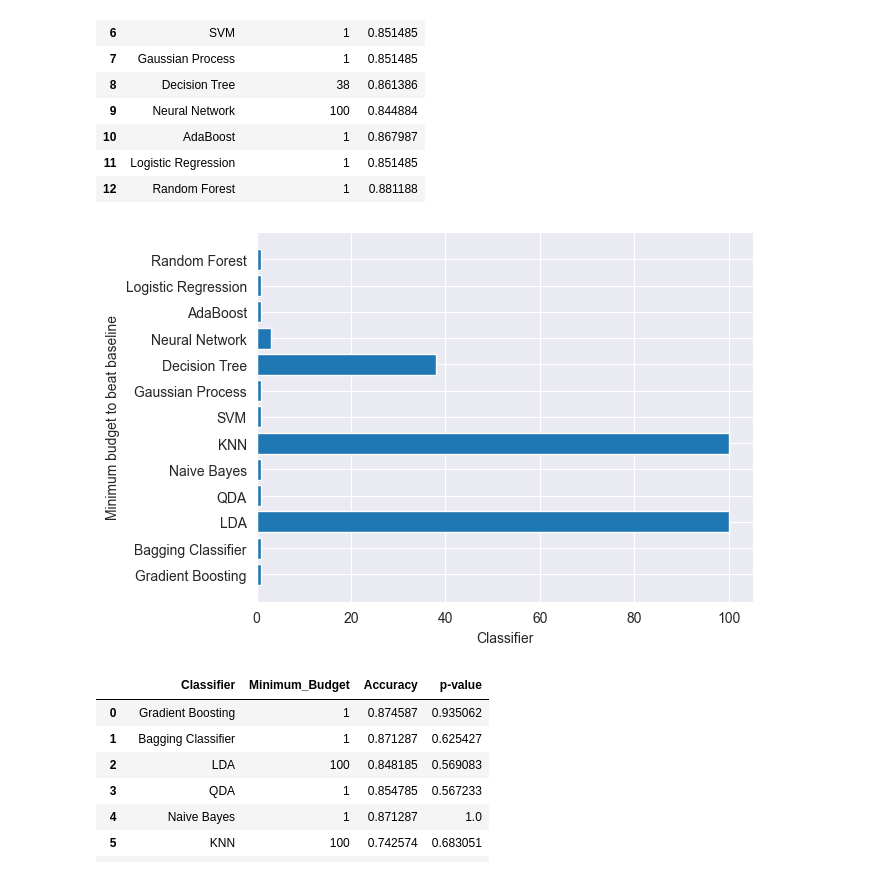
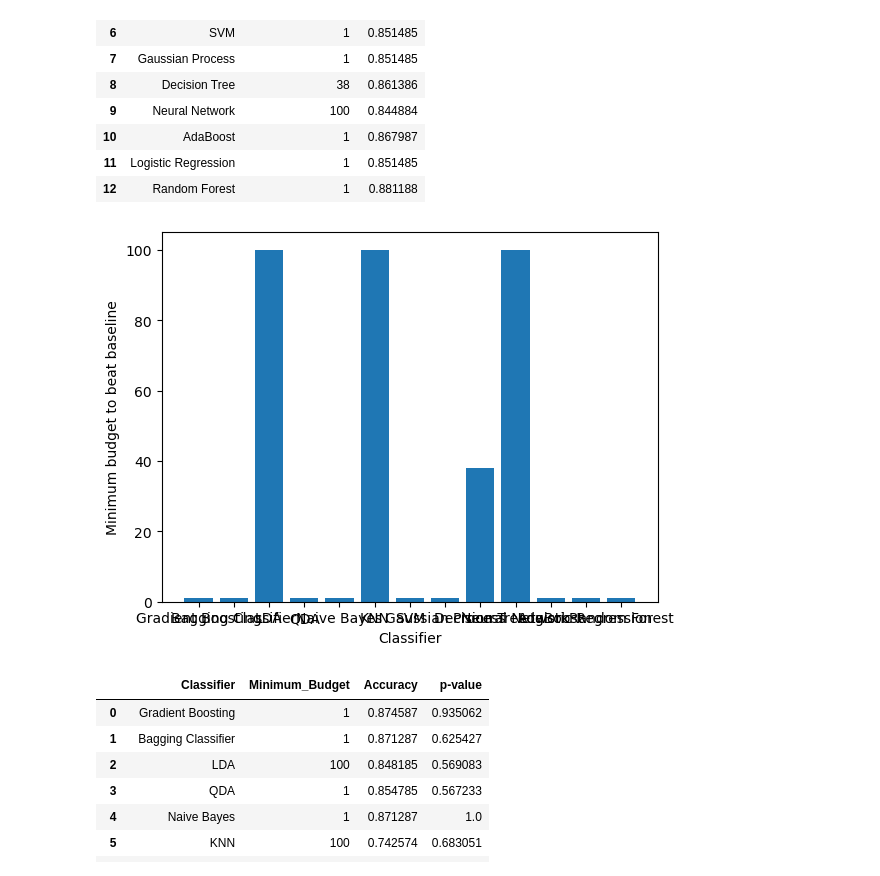
Before and after one commit to jurevito/automl-course, a Jupyter notebook: project1/project.ipynb, the cells around one changed output. Saved outputs shown, nothing was run; the diff lists cells and outputs as text; code cells hidden in the pictures.

```diff
--- a/project1/project.ipynb
+++ b/project1/project.ipynb
@@ -117,12 +148,12 @@ min_budget_score
 # %%
 from matplotlib import pyplot as plt
 
-plt.barh(min_budget_score['Classifier'], min_budget_score['Minimum_Budget'])
+plt.bar(min_budget_score['Classifier'], min_budget_score['Minimum_Budget'])
 plt.xlabel("Classifier")
 plt.ylabel("Minimum budget to beat baseline")
 plt.show()
 # %% [output]
-[figure, old version]
+[figure, new version]
 # %%
 from util import models
 from scipy.stats import ttest_ind
```
Also changed, not shown: parts of 8 cells of this notebook, 1 other file.
